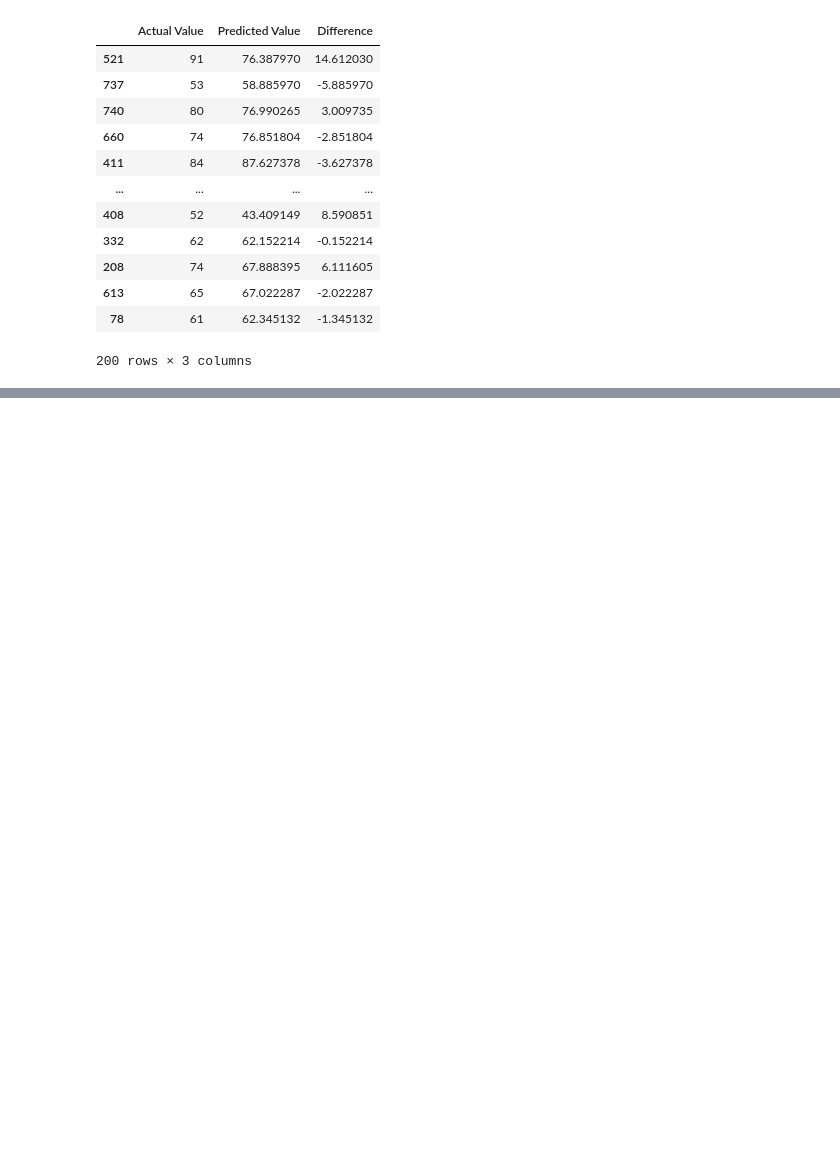
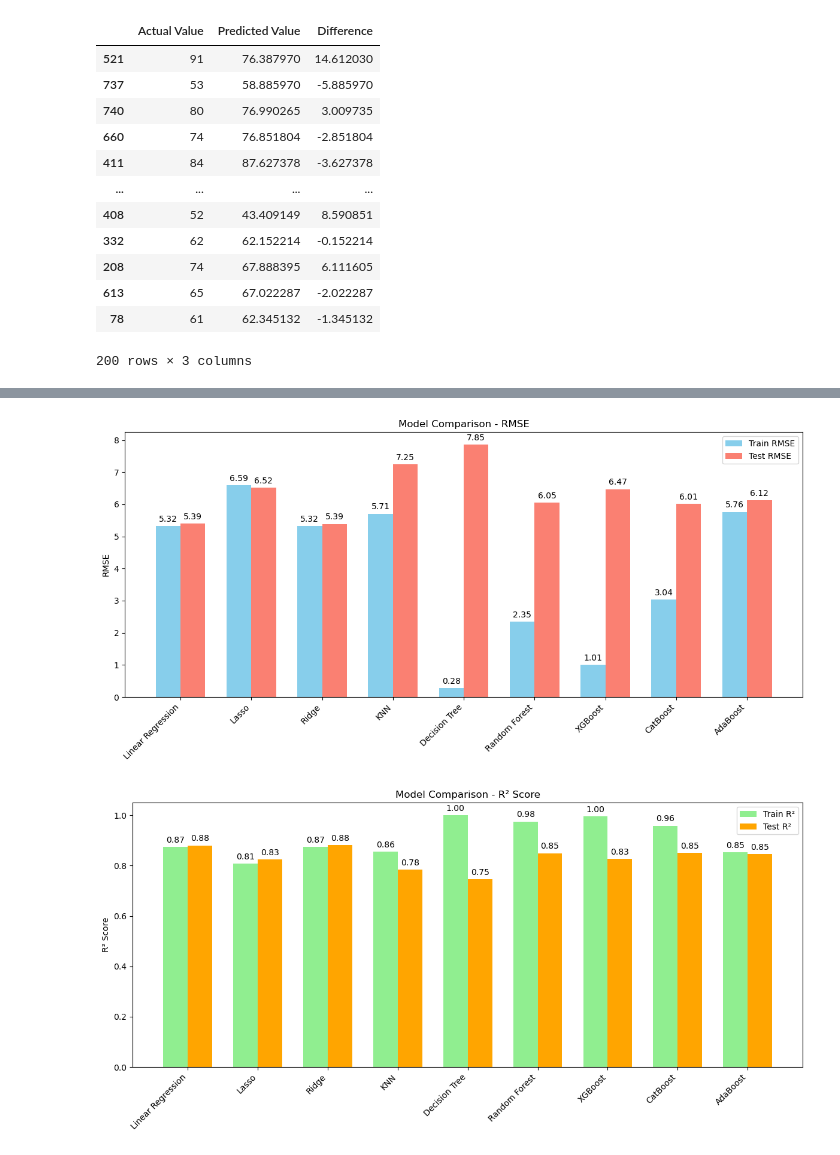
Before and after one commit to Shravan4598/Student-Performance-Indicator, a Jupyter notebook: notebook/MODEL TRAINER.ipynb, the cells around one changed output, grey strips where cells are left out. Cells and saved outputs as stored; diff of their text form; code cells hidden in the pictures; blank space fills up the shorter version.

```diff
--- a/notebook/MODEL TRAINER.ipynb
+++ b/notebook/MODEL TRAINER.ipynb
@@ -271,0 +315,66 @@ pred_df
+# %%
+import matplotlib.pyplot as plt
+import numpy as np
+
+# Model performance metrics (Train & Test) for all algorithms
+models = ["Linear Regression", "Lasso", "Ridge", "KNN", "Decision Tree",
+          "Random Forest", "XGBoost", "CatBoost", "AdaBoost"]
+
+train_rmse = [5.3231, 6.5938, 5.3233, 5.7092, 0.2795, 2.3534, 1.0073, 3.0427, 5.7647]
+test_rmse  = [5.3940, 6.5197, 5.3904, 7.2516, 7.8537, 6.0532, 6.4733, 6.0086, 6.1219]
+
+train_r2 = [0.8743, 0.8071, 0.8743, 0.8554, 0.9997, 0.9754, 0.9955, 0.9589, 0.8526]
+test_r2  = [0.8804, 0.8253, 0.8806, 0.7839, 0.7465, 0.8494, 0.8278, 0.8516, 0.8460]
+
+# Plot RMSE comparison
+x = np.arange(len(models))
+width = 0.35
+
+fig, ax = plt.subplots(figsize=(12, 6))
+train_bars = ax.bar(x - width/2, train_rmse, width, label="Train RMSE", color="skyblue")
+test_bars = ax.bar(x + width/2, test_rmse, width, label="Test RMSE", color="salmon")
+
+ax.set_ylabel("RMSE")
+ax.set_title("Model Comparison - RMSE")
+ax.set_xticks(x)
+ax.set_xticklabels(models, rotation=45, ha="right")
+ax.legend()
+
+# Annotate values
+for bar in train_bars + test_bars:
+    height = bar.get_height()
+    ax.annotate(f'{height:.2f}',
+                xy=(bar.get_x() + bar.get_width() / 2, height),
+                xytext=(0, 3),
+                textcoords="offset points",
+                ha="center", va="bottom")
+
+plt.tight_layout()
+plt.show()
+
+
+# Plot R² Score comparison
+fig, ax = plt.subplots(figsize=(12, 6))
+train_bars = ax.bar(x - width/2, train_r2, width, label="Train R²", color="lightgreen")
+test_bars = ax.bar(x + width/2, test_r2, width, label="Test R²", color="orange")
+
+ax.set_ylabel("R² Score")
+ax.set_title("Model Comparison - R² Score")
+ax.set_xticks(x)
+ax.set_xticklabels(models, rotation=45, ha="right")
+ax.legend()
+
+# Annotate values
+for bar in train_bars + test_bars:
+    height = bar.get_height()
+    ax.annotate(f'{height:.2f}',
+                xy=(bar.get_x() + bar.get_width() / 2, height),
+                xytext=(0, 3),
+                textcoords="offset points",
+                ha="center", va="bottom")
+
+plt.tight_layout()
+plt.show()
+# %% [output]
+[figure, added]
+[figure, added]
```
Also changed, not shown: parts of 1 cell of this notebook, 3 other files.
